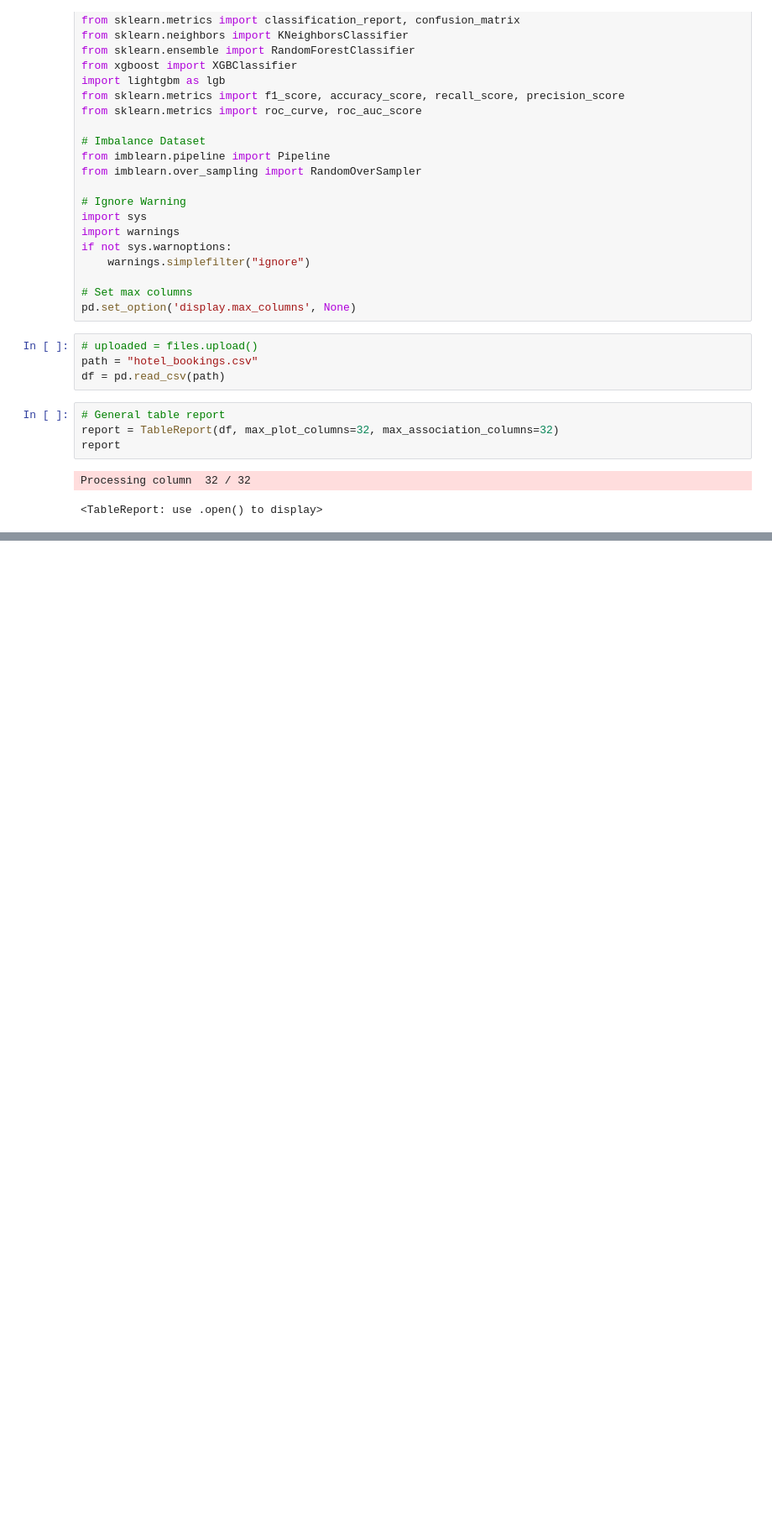
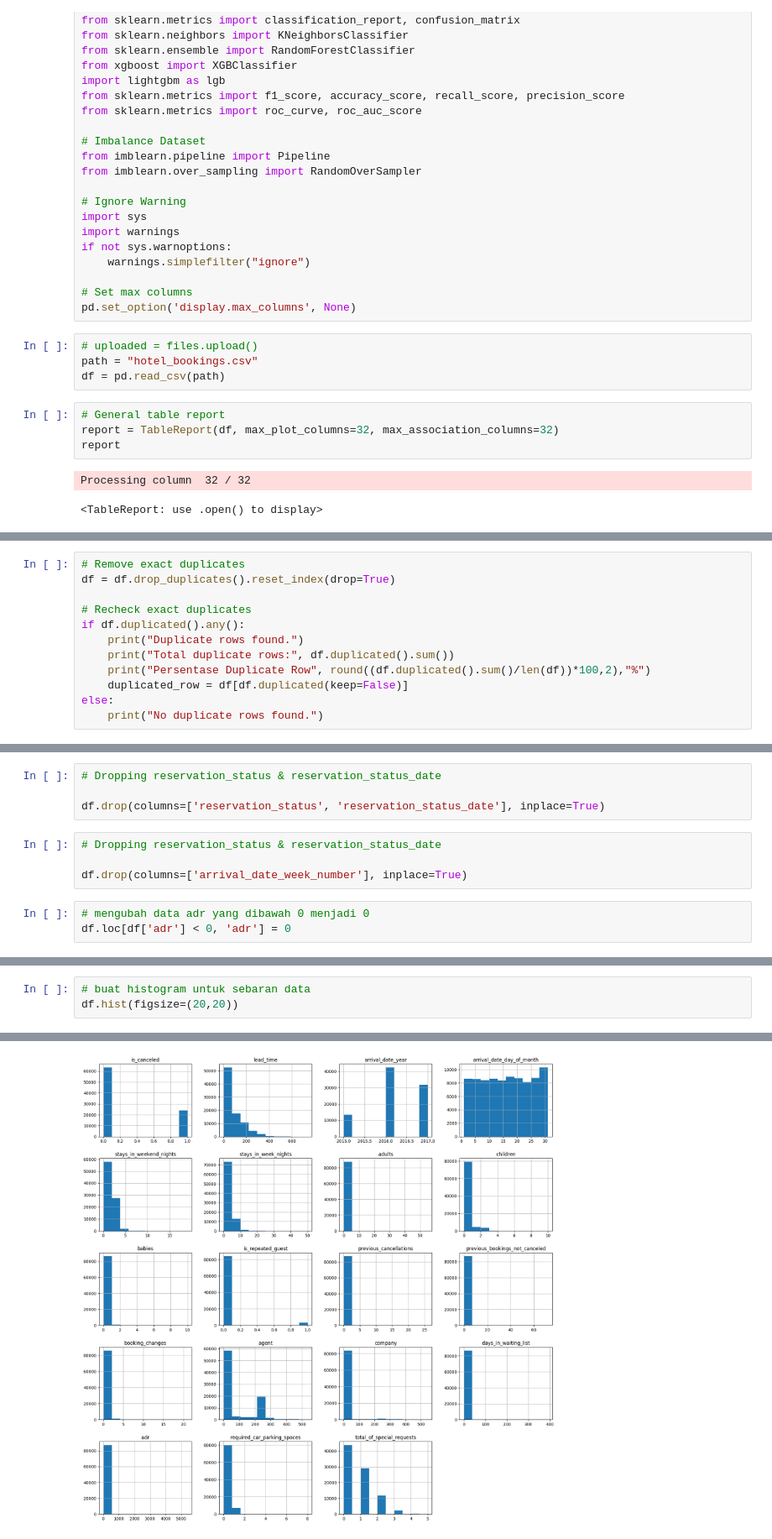
Before and after one commit to Lazymoo35/hotel-modelll, a Jupyter notebook: model_sections.ipynb, the cells around one changed output, grey strips where cells are left out. Shown at 84% size. Cells and saved outputs as stored; diff of their text form; blank space fills up the shorter version.

```diff
--- a/model_sections.ipynb
+++ b/model_sections.ipynb
@@ -69,0 +151,12 @@ data_unseen.to_csv("data_unseen.csv", index=False)
+# %%
+# Remove exact duplicates
+df = df.drop_duplicates().reset_index(drop=True)
+
+# Recheck exact duplicates
+if df.duplicated().any():
+    print("Duplicate rows found.")
+    print("Total duplicate rows:", df.duplicated().sum())
+    print("Persentase Duplicate Row", round((df.duplicated().sum()/len(df))*100,2),"%")
+    duplicated_row = df[df.duplicated(keep=False)]
+else:
+    print("No duplicate rows found.")
@@ -69,0 +165,11 @@ data_unseen.to_csv("data_unseen.csv", index=False)
+# %%
+# Dropping reservation_status & reservation_status_date
+
+df.drop(columns=['reservation_status', 'reservation_status_date'], inplace=True)
+# %%
+# Dropping reservation_status & reservation_status_date
+
+df.drop(columns=['arrival_date_week_number'], inplace=True)
+# %%
+# mengubah data adr yang dibawah 0 menjadi 0
+df.loc[df['adr'] < 0, 'adr'] = 0
@@ -69,0 +229,4 @@ data_unseen.to_csv("data_unseen.csv", index=False)
+# %%
+# buat histogram untuk sebaran data
+df.hist(figsize=(20,20))
+# %% [output]
@@ -69,0 +253 @@ data_unseen.to_csv("data_unseen.csv", index=False)
+[figure, added]
```
Also changed, not shown: parts of 13 cells of this notebook, 1 other file.
